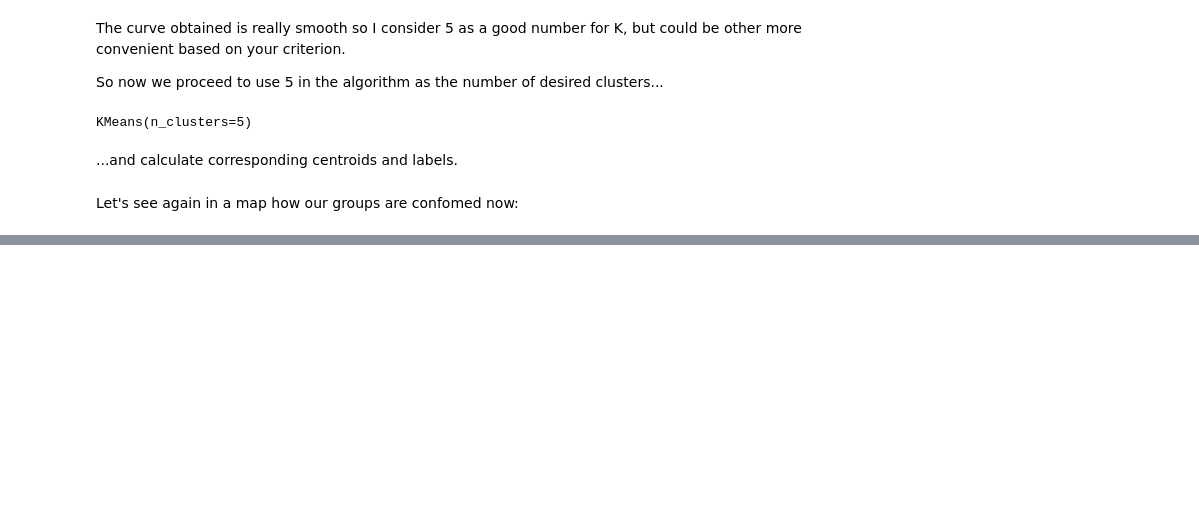
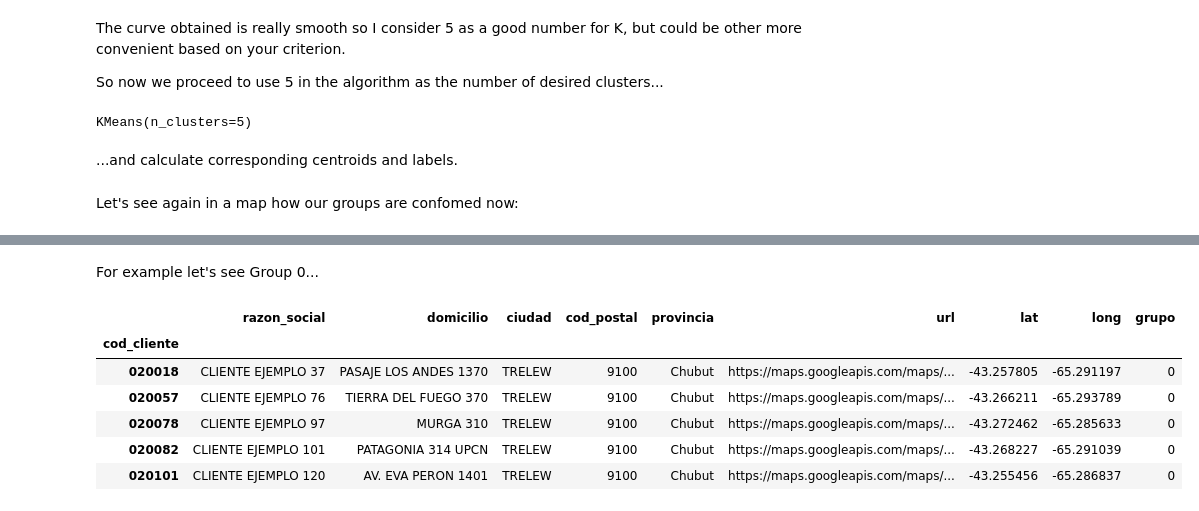
Before and after one commit to jltaglia/Scientific-Computing-with-Python-Projects, a Jupyter notebook: 7 - K-means/client_zoning.ipynb, the cells around one changed output, grey strips where cells are left out. Saved outputs shown, nothing was run; the diff lists cells and outputs as text; code cells hidden in the pictures; blank space fills up the shorter version.

```diff
--- a/7 - K-means/client_zoning.ipynb
+++ b/7 - K-means/client_zoning.ipynb
@@ -391,2 +393,16 @@ cli1.head()
+# %% [markdown]
+For example let's see Group 0...
+# %%
+filtro = cli1['grupo'] == 0
+grupo0 = cli1[filtro]
+grupo0.head()
+# %% [output]
+|  | razon_social | domicilio | ciudad | cod_postal | provincia | url | lat | long | grupo |
+| cod_cliente |  |  |  |  |  |  |  |  |  |
+| 020018 | CLIENTE EJEMPLO 37 | PASAJE LOS ANDES 1370 | TRELEW | 9100 | Chubut | https://maps.googleapis.com/maps/... | -43.257805 | -65.291197 | 0 |
+| 020057 | CLIENTE EJEMPLO 76 | TIERRA DEL FUEGO 370 | TRELEW | 9100 | Chubut | https://maps.googleapis.com/maps/... | -43.266211 | -65.293789 | 0 |
+| 020078 | CLIENTE EJEMPLO 97 | MURGA 310 | TRELEW | 9100 | Chubut | https://maps.googleapis.com/maps/... | -43.272462 | -65.285633 | 0 |
+| 020082 | CLIENTE EJEMPLO 101 | PATAGONIA 314 UPCN | TRELEW | 9100 | Chubut | https://maps.googleapis.com/maps/... | -43.268227 | -65.291039 | 0 |
+| 020101 | CLIENTE EJEMPLO 120 | AV. EVA PERON 1401 | TRELEW | 9100 | Chubut | https://maps.googleapis.com/maps/... | -43.255456 | -65.286837 | 0 |
 # %%
 fig, ax = plt.subplots(figsize = (8,7))
```
Also changed, not shown: parts of 30 cells of this notebook.
